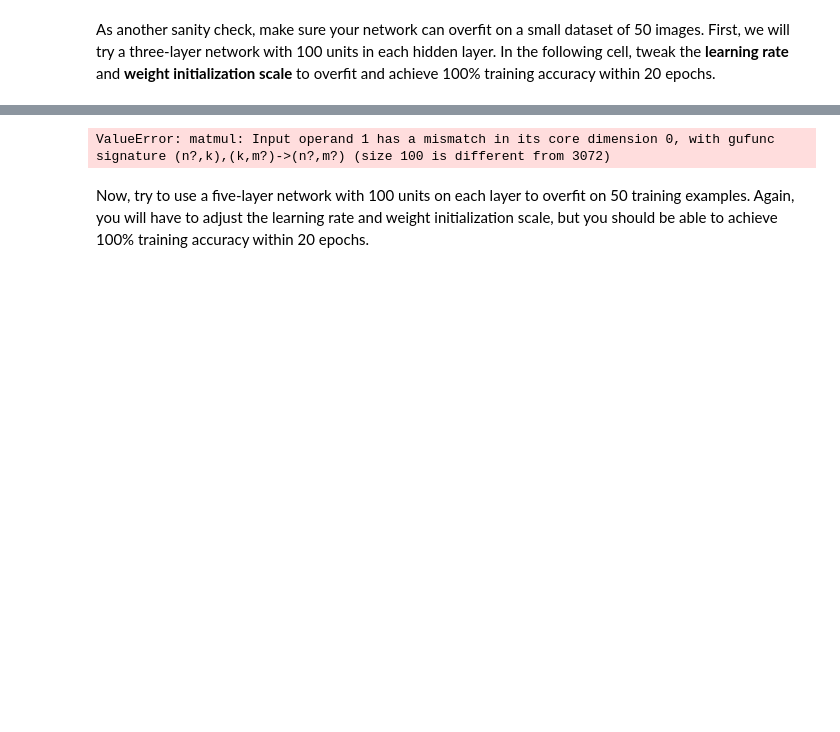
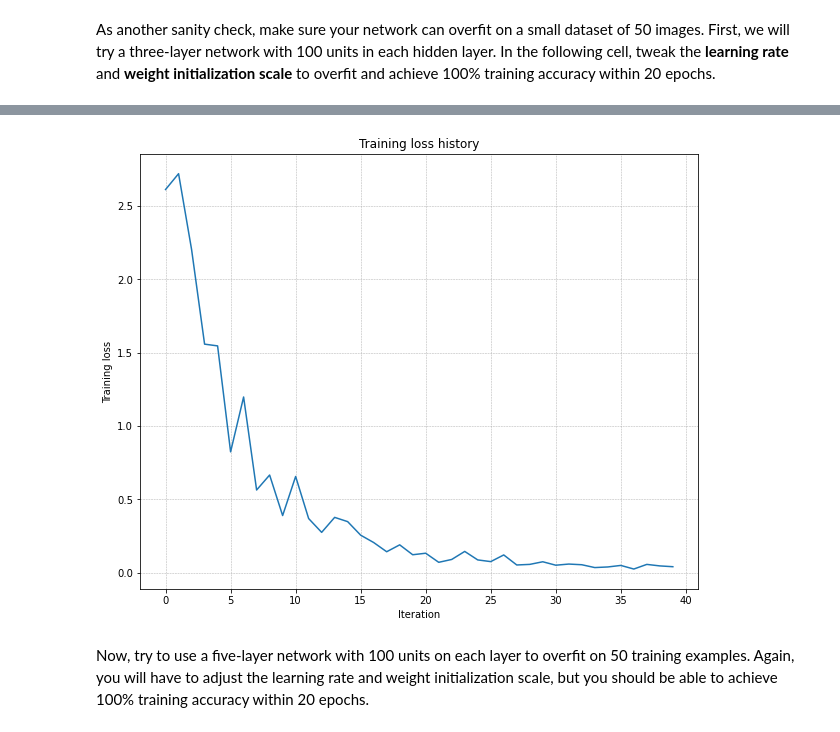
Before and after one commit to kremenevskiy/DL, a Jupyter notebook: CS231n/cs231n/assignments/assignment2/FullyConnectedNets.ipynb, the cells around one changed output, grey strips where cells are left out. Drawn from its saved outputs; the diff is of its cells as text; code cells hidden in the pictures; blank space fills up the shorter version.

```diff
--- a/CS231n/cs231n/assignments/assignment2/FullyConnectedNets.ipynb
+++ b/CS231n/cs231n/assignments/assignment2/FullyConnectedNets.ipynb
@@ -140,8 +153,8 @@ small_data = {
   "y_val": data["y_val"],
 }
 
-weight_scale = 1e-2   # Experiment with this!
-learning_rate = 1e-4  # Experiment with this!
+weight_scale = 2e-2  # Experiment with this!
+learning_rate = 4e-3 # Experiment with this!
 model = FullyConnectedNet(
     [100, 100],
     weight_scale=weight_scale,
@@ -175,4 +198,4 @@ forward 1
-ValueError: matmul: Input operand 1 has a mismatch in its core dimension 0, with gufunc signature (n?,k),(k,m?)->(n?,m?) (size 100 is different from 3072)
+[figure, added]
 # %% [markdown]
 Now, try to use a five-layer network with 100 units on each layer to overfit on 50 training examples. Again, you will have to adjust the learning rate and weight initialization scale, but you should be able to achieve 100% training accuracy within 20 epochs.
 # %%
```
Also changed, not shown: parts of 12 cells of this notebook, 1 other file.
